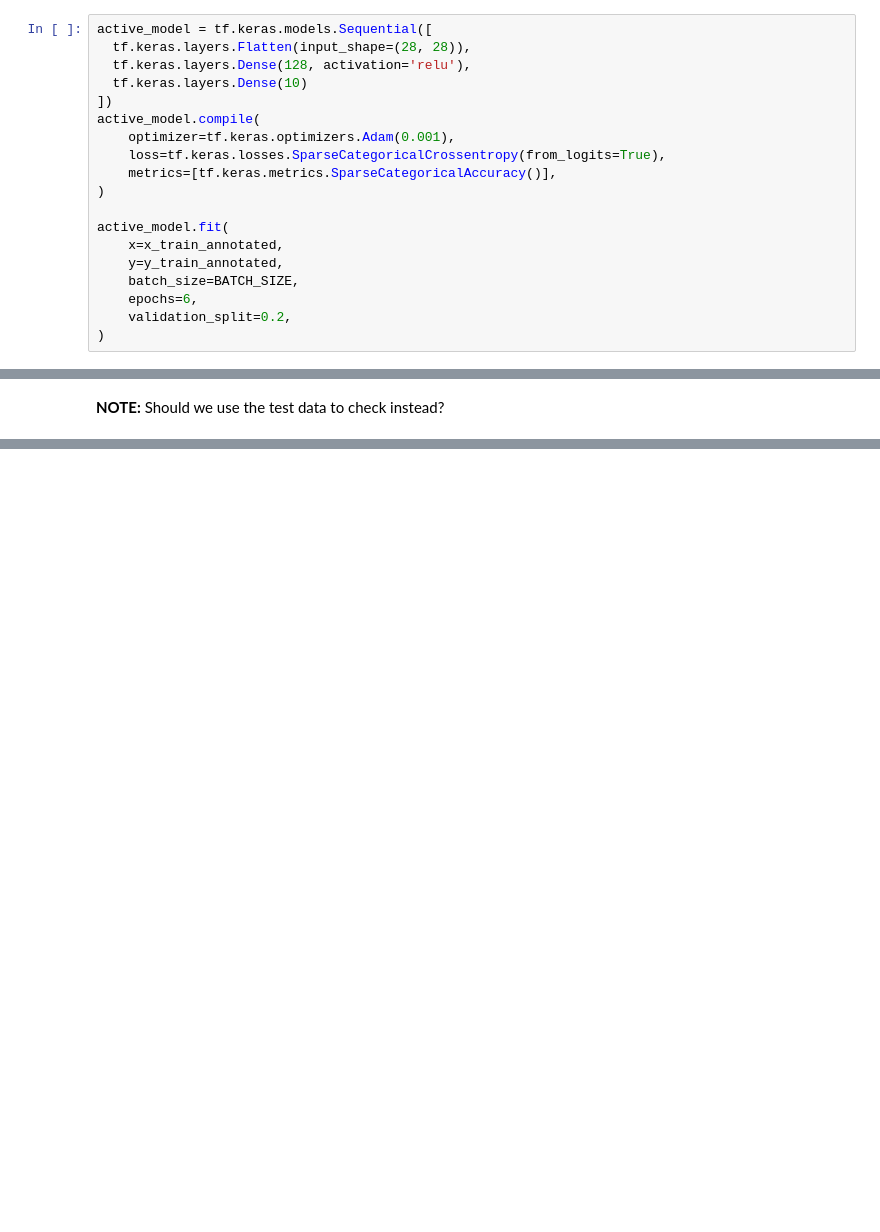
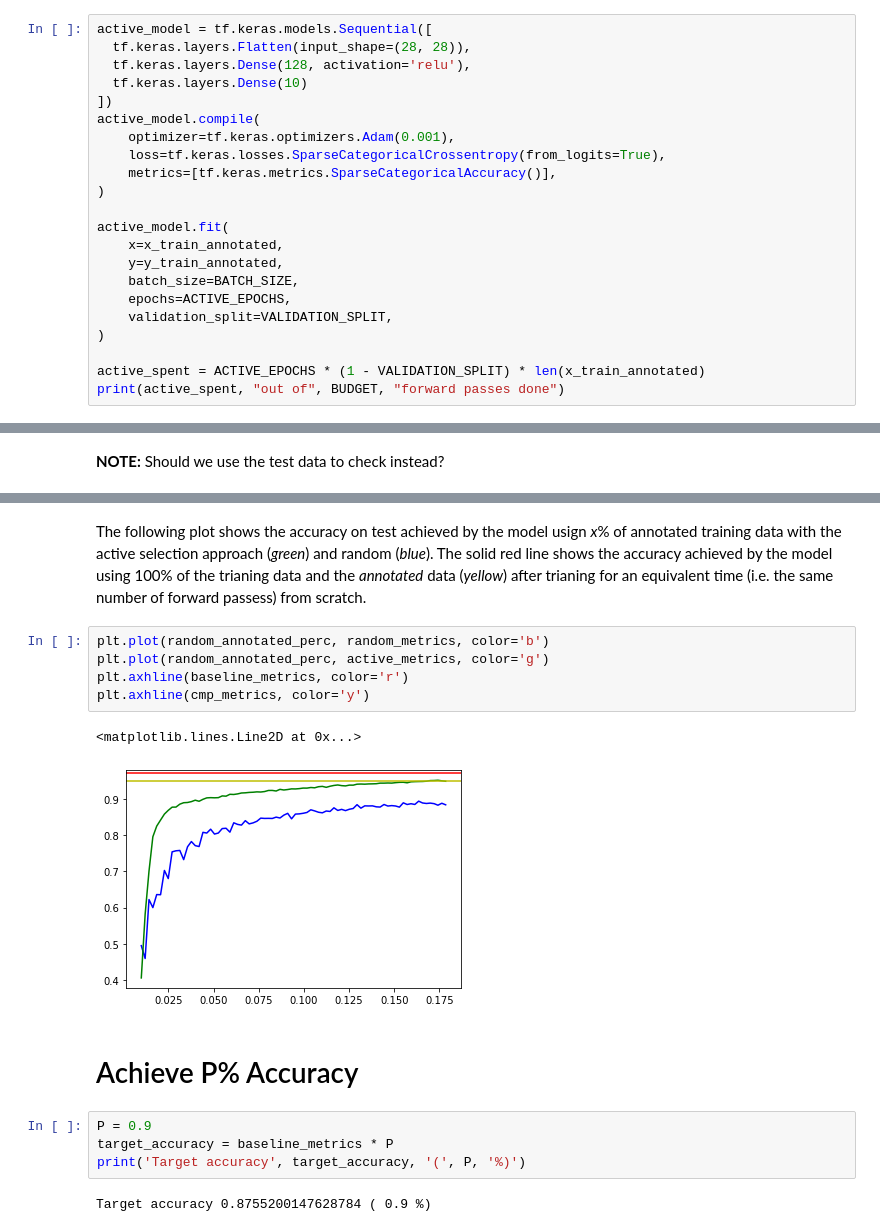
Before and after one commit to smohsinali/active-sampling, a Jupyter notebook: mnist_poc.ipynb, the cells around one changed output, grey strips where cells are left out. Cells and saved outputs as stored; diff of their text form; blank space fills up the shorter version.

```diff
--- a/mnist_poc.ipynb
+++ b/mnist_poc.ipynb
@@ -293,7 +293,10 @@ active_model.fit(
     x=x_train_annotated,
     y=y_train_annotated,
     batch_size=BATCH_SIZE,
-    epochs=6,
-    validation_split=0.2,
+    epochs=ACTIVE_EPOCHS,
+    validation_split=VALIDATION_SPLIT,
 )
+
+active_spent = ACTIVE_EPOCHS * (1 - VALIDATION_SPLIT) * len(x_train_annotated)
+print(active_spent, "out of", BUDGET, "forward passes done")
 # %% [output]
@@ -391,0 +437,18 @@ SparseCategoricalAccuracy 0.8841999769210815
+# %% [markdown]
+The following plot shows the accuracy on test achieved by the model usign *x*% of annotated training data with the active selection approach (*green*) and random (*blue*). The solid red line shows the accuracy achieved by the model using 100% of the trianing data and the *annotated* data (*yellow*) after trianing for an equivalent time (i.e. the same number of forward passess) from scratch.
+# %%
+plt.plot(random_annotated_perc, random_metrics, color='b')
+plt.plot(random_annotated_perc, active_metrics, color='g')
+plt.axhline(baseline_metrics, color='r')
+plt.axhline(cmp_metrics, color='y')
+# %% [output]
+<matplotlib.lines.Line2D at 0x...>
+[figure, added]
+# %% [markdown]
+# Achieve P% Accuracy
+# %%
+P = 0.9
+target_accuracy = baseline_metrics * P
+print('Target accuracy', target_accuracy, '(', P, '%)')
+# %% [output]
+Target accuracy 0.8755200147628784 ( 0.9 %)
```
Also changed, not shown: parts of 27 cells of this notebook.
